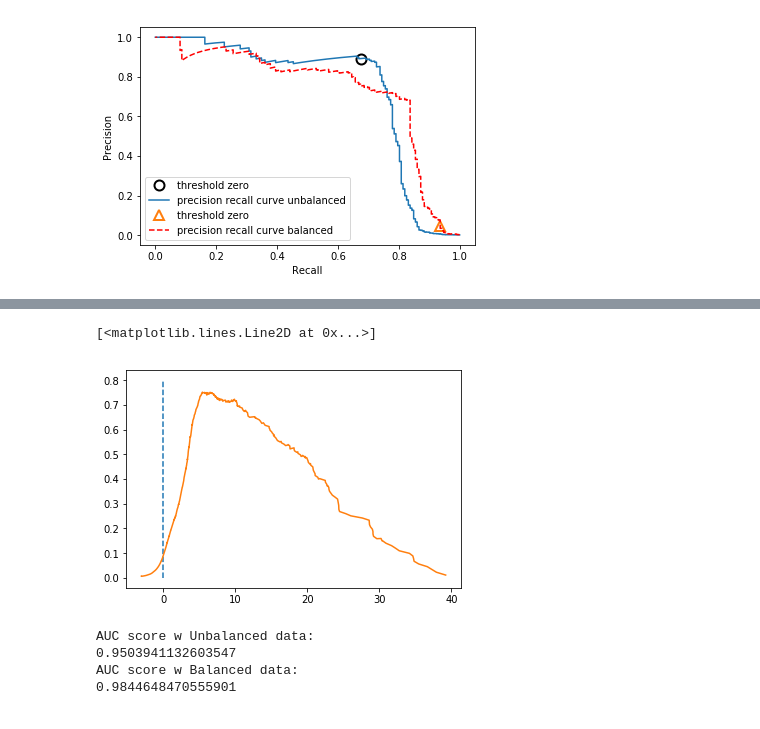
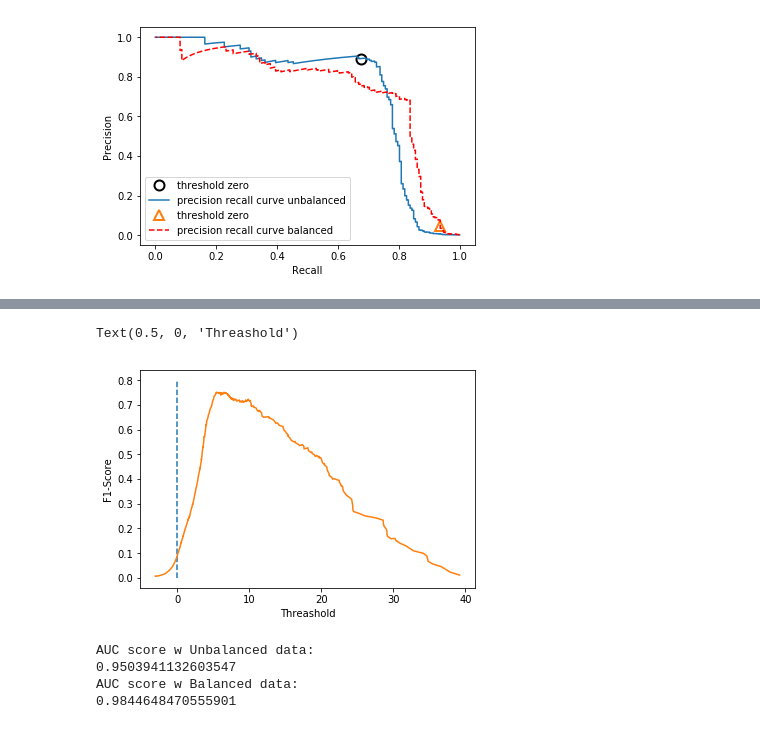
Before and after one commit to YuLiu83/Data-Balancing-and-Model-Calibration-with-Logistic-Regression, a Jupyter notebook: (Un-)Balanced, (Un-)Calibrated Logistic Regression Model Comparison.ipynb, the cells around one changed output, grey strips where cells are left out. Saved outputs shown, nothing was run; the diff lists cells and outputs as text; code cells hidden in the pictures.

```diff
--- a/(Un-)Balanced, (Un-)Calibrated Logistic Regression Model Comparison.ipynb
+++ b/(Un-)Balanced, (Un-)Calibrated Logistic Regression Model Comparison.ipynb
@@ -211,8 +236,8 @@ weighted avg       1.00      0.97      0.98     99683
 precision_unbalanced, recall_unbalanced, thresholds_unbalanced=precision_recall_curve(y_test, lr_model_unbalanced.decision_function(x_test))
 precision_balanced, recall_balanced, thresholds_balanced=precision_recall_curve(y_test, lr_model_balanced.decision_function(x_test))
 
-precision_balanced, recall_balanced, thresholds_balanced=precision_recall_curve(y_test, lr_model_balanced.predict_proba(x_test)[:,1])
-close_zero_balanced = np.argmin(np.abs(thresholds_balanced-0.999))
+# precision_balanced, recall_balanced, thresholds_balanced=precision_recall_curve(y_test, lr_model_balanced.predict_proba(x_test)[:,1])
+# close_zero_balanced = np.argmin(np.abs(thresholds_balanced-0.999))
 # If wanna see threhold in terms of probability (which is more understandable), we can use predict_proba()
 # precision_balanced, recall_balanced, thresholds_balanced=precision_recall_curve(y_test, lr_model_balanced.predict_proba(x_test)[:,1])
 
@@ -274,16 +303,19 @@ plt.plot(Performance['Threshold'], Performance['F1-Score'])
 # %%
 # For the balanced case
 Information_Combine=[precision_balanced[:-1], recall_balanced[:-1], thresholds_balanced]
 Information_Combine_DF=pd.DataFrame(Information_Combine)
 Performance=Information_Combine_DF.T
 Performance.columns=['Precision', 'Recall', 'Threshold']
 
 Performance['F1-Score']=2*Performance['Precision']*Performance['Recall']/(Performance['Precision']+Performance['Recall'])
 plt.plot([0, 0], [0, 0.8], linestyle='--')
 plt.plot(Performance['Threshold'], Performance['F1-Score'])
+
+plt.ylabel("F1-Score")
+plt.xlabel("Threashold")
 # %% [output]
-[<matplotlib.lines.Line2D at 0x...>]
+Text(0.5, 0, 'Threashold')
-[figure, old version]
+[figure, new version]
 # %%
 #6. AUC curve and Score
 
```
Also changed, not shown: parts of 7 cells of this notebook.
